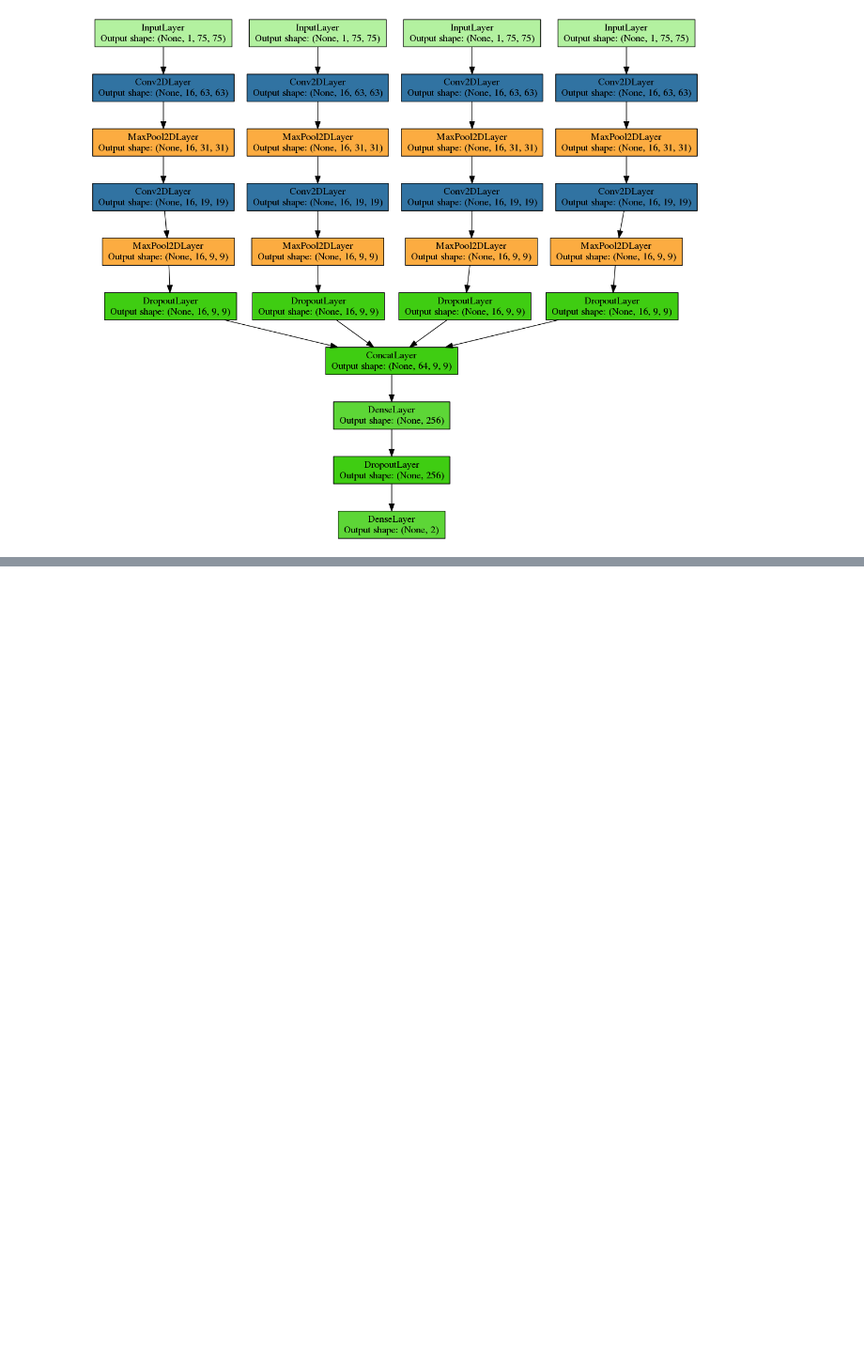
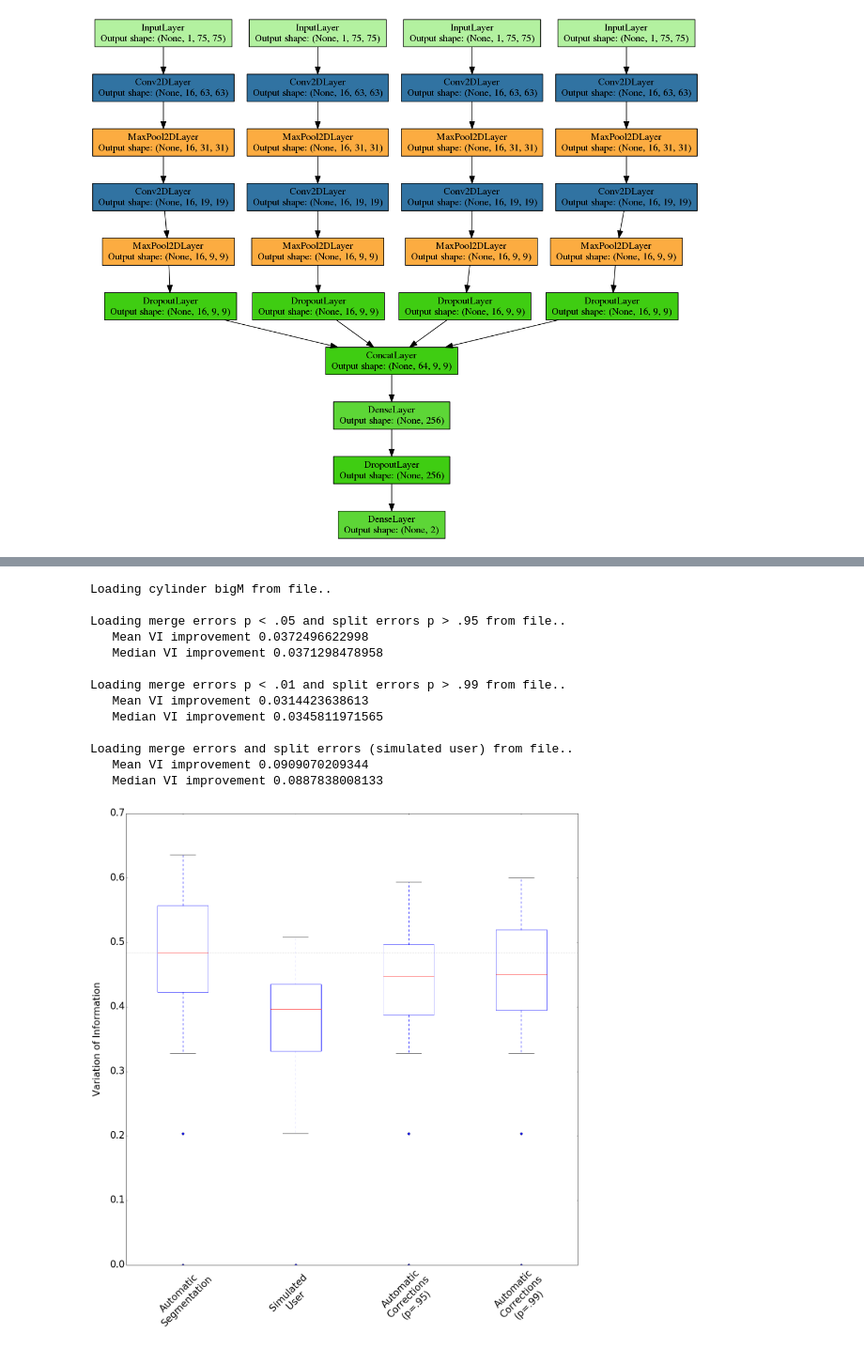
Before and after one commit to SrutiBh/mlproof, a Jupyter notebook: CNN_STATS.ipynb, the cells around one changed output, grey strips where cells are left out. Shown at 94% size. Cells and saved outputs as stored; diff of their text form; code cells hidden in the pictures; blank space fills up the shorter version.

```diff
--- a/CNN_STATS.ipynb
+++ b/CNN_STATS.ipynb
@@ -61,2 +62,17 @@ Correcting merge errors with p < .01
 # %%
-Stats.run_cylinder_xp(cnn)
+fixes, proofread_vis = Stats.run_cylinder_xp(cnn)
+# %% [output]
+Loading cylinder bigM from file..
+
+Loading merge errors p < .05 and split errors p > .95 from file..
+   Mean VI improvement 0.0372496622998
+   Median VI improvement 0.0371298478958
+
+Loading merge errors p < .01 and split errors p > .99 from file..
+   Mean VI improvement 0.0314423638613
+   Median VI improvement 0.0345811971565
+
+Loading merge errors and split errors (simulated user) from file..
+   Mean VI improvement 0.0909070209344
+   Median VI improvement 0.0887838008133
+[figure, added]
```
Also changed, not shown: parts of 17 cells of this notebook, 8 other files.
